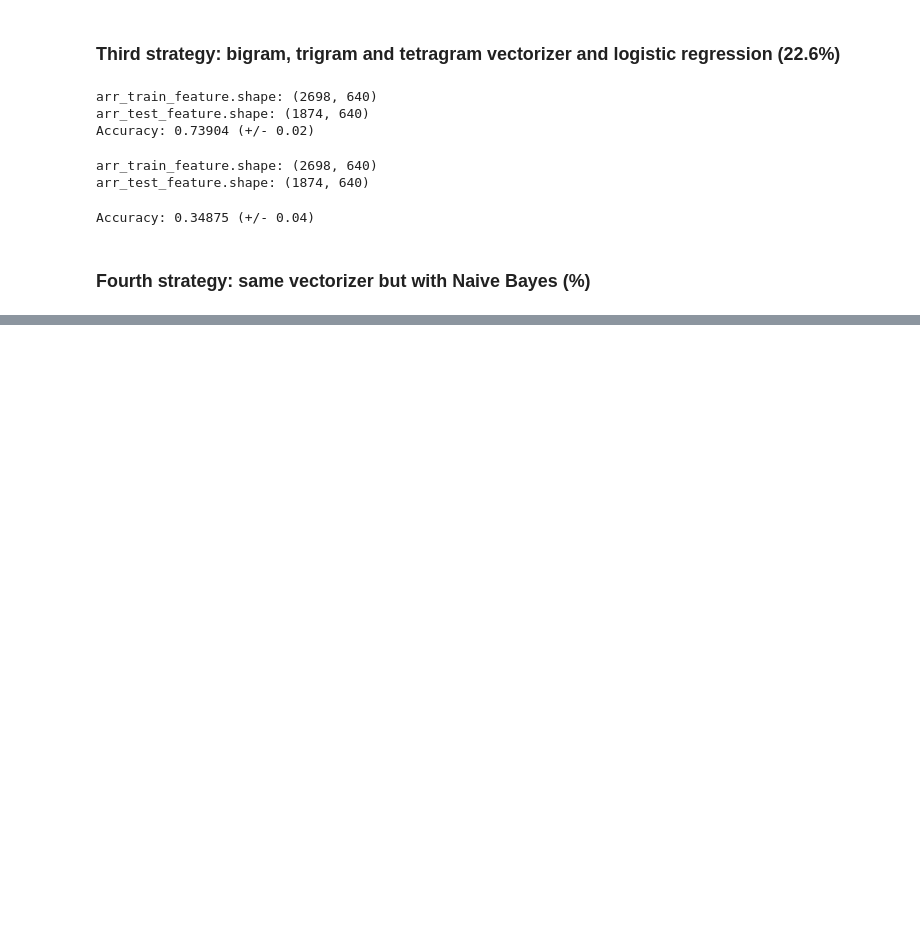
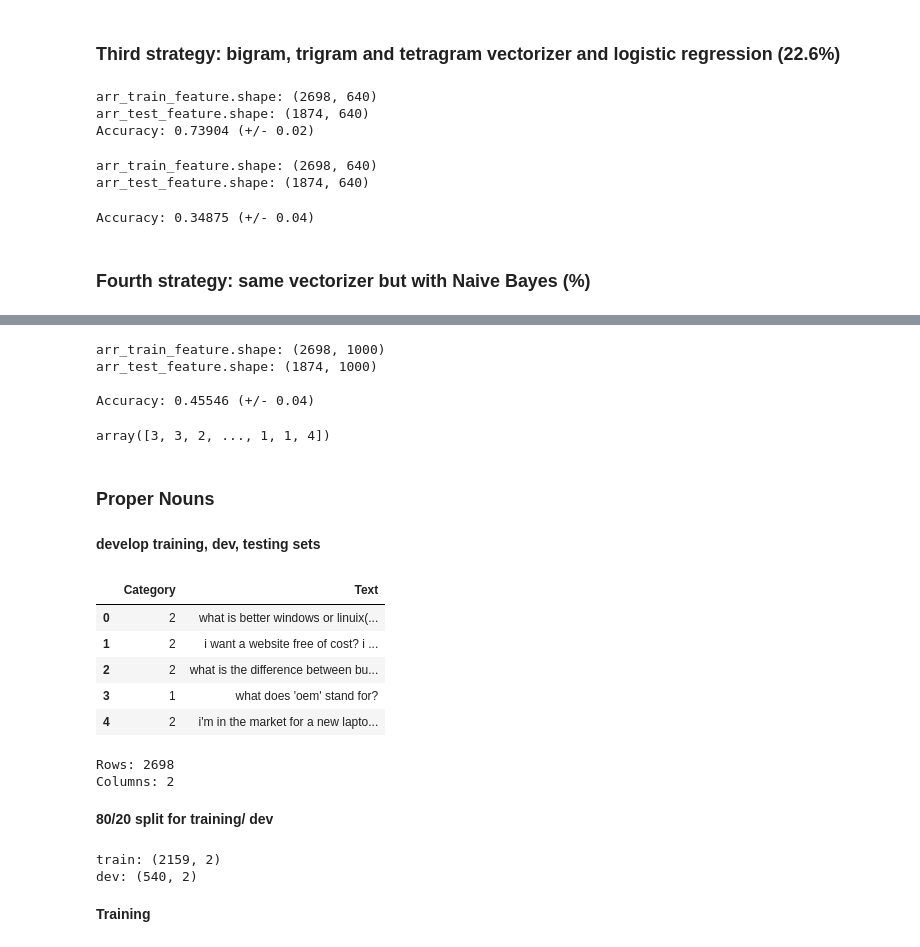
Before and after one commit to nsoldiac/KaggleNLP, a Jupyter notebook: Kaggle Notebook.ipynb, the cells around one changed output, grey strips where cells are left out. Cells and saved outputs as stored; diff of their text form; code cells hidden in the pictures; blank space fills up the shorter version.

```diff
--- a/Kaggle Notebook.ipynb
+++ b/Kaggle Notebook.ipynb
@@ -328,0 +365,8 @@ Accuracy: 0.34686 (+/- 0.05)
+# %%
+NBPredict(tfidf_vec)
+# %% [output]
+arr_train_feature.shape: (2698, 1000)
+arr_test_feature.shape: (1874, 1000)
+
+Accuracy: 0.45546 (+/- 0.04)
+array([3, 3, 2, ..., 1, 1, 4])
@@ -328,0 +375,25 @@ Accuracy: 0.34686 (+/- 0.05)
+# %% [markdown]
+### Proper Nouns
+# %% [markdown]
+**develop training, dev, testing sets**
+# %%
+random_index = np.random.permutation(df.index)
+df_shuffled = df.ix[random_index]
+df_shuffled.reset_index(drop=True, inplace=True)
+df_shuffled[:5]
+# %% [output]
+|  | Category | Text |
+| 0 | 2 | what is better windows or linuix(... |
+| 1 | 2 | i want a website free of cost? i ... |
+| 2 | 2 | what is the difference between bu... |
+| 3 | 1 | what does 'oem' stand for? |
+| 4 | 2 | i'm in the market for a new lapto... |
+# %%
+rows, columns = df_shuffled.shape
+print("Rows:", rows)
+print("Columns:", columns)
+# %% [output]
+Rows: 2698
+Columns: 2
+# %% [markdown]
+**80/20 split for training/ dev**
@@ -328,0 +403,11 @@ Accuracy: 0.34686 (+/- 0.05)
+# %%
+df_train = df_shuffled.loc[:train_size]
+print('train:',df_train.shape)
+
+df_dev = df_shuffled.loc[train_size:dev_size+train_size].reset_index(drop=True)
+print('dev:',df_dev.shape)
+# %% [output]
+train: (2159, 2)
+dev: (540, 2)
+# %% [markdown]
+**Training**
```
Also changed, not shown: parts of 27 cells of this notebook, 1 other file.
